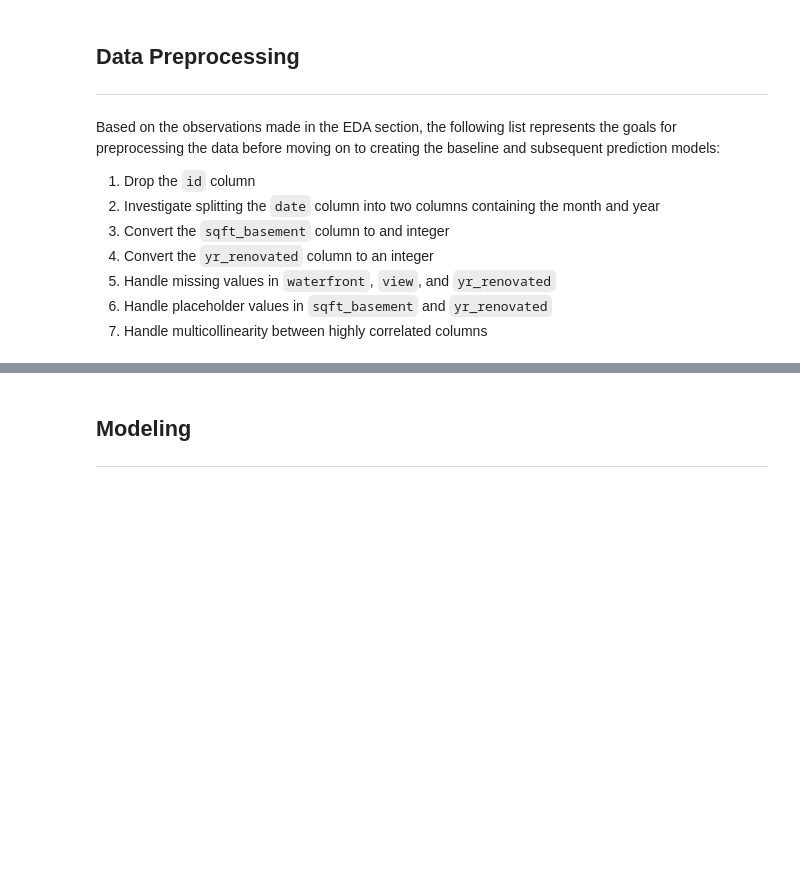
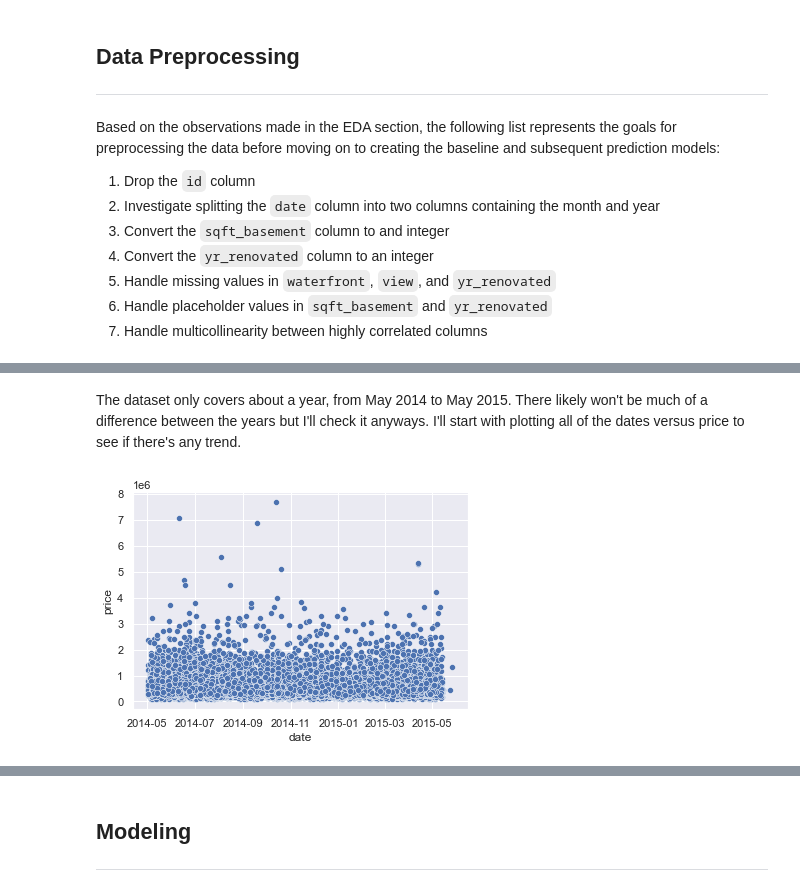
Before and after one commit to tjkyner/housing-regression-model, a Jupyter notebook: notebook.ipynb, the cells around one changed output, grey strips where cells are left out. Drawn from its saved outputs; the diff is of its cells as text; code cells hidden in the pictures; blank space fills up the shorter version.

```diff
--- a/notebook.ipynb
+++ b/notebook.ipynb
@@ -237,0 +240,3 @@ Based on the observations made in the EDA section, the following list represents
+# %%
+df.drop(columns=['id'], inplace=True)
+df.columns
@@ -237,0 +252,3 @@ Based on the observations made in the EDA section, the following list represents
+# %%
+df.date = pd.to_datetime(df.date)
+df.head(2)
@@ -237,0 +272,6 @@ Based on the observations made in the EDA section, the following list represents
+# %% [markdown]
+The dataset only covers about a year, from May 2014 to May 2015. There likely won't be much of a difference between the years but I'll check it anyways. I'll start with plotting all of the dates versus price to see if there's any trend.
+# %%
+sns.scatterplot(x='date', y='price', data=df);
+# %% [output]
+[figure, added]
```
Also changed, not shown: parts of 13 cells of this notebook.
